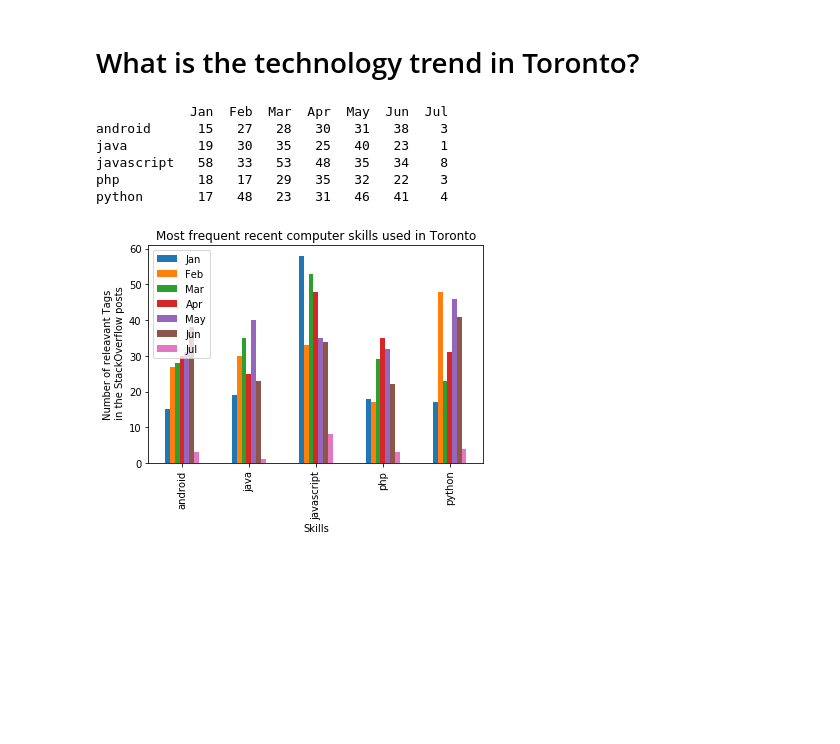
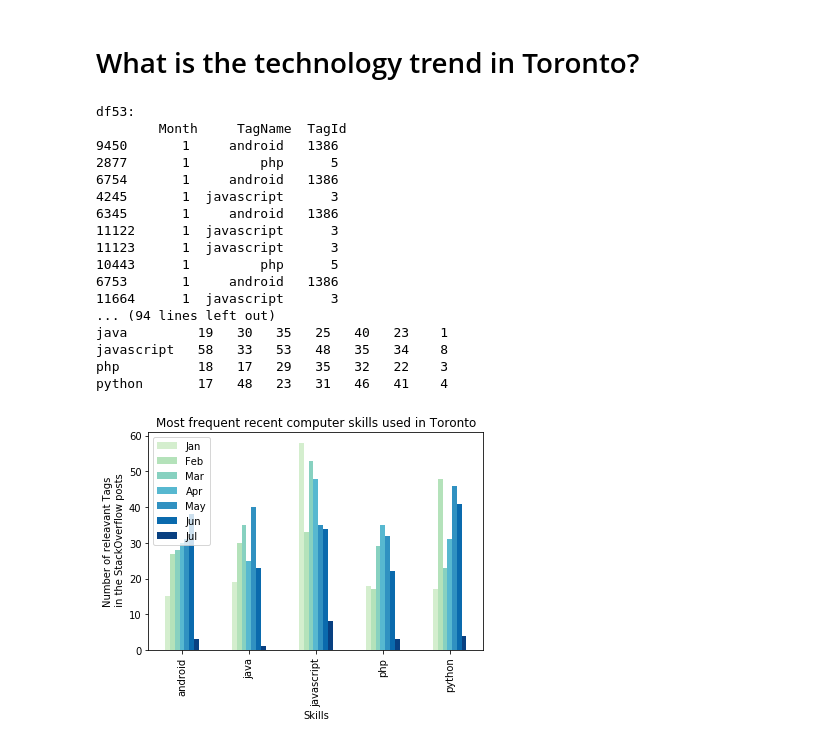
Before and after one commit to SMarjanAlavi/Stack, a Jupyter notebook: StackCity.ipynb, the cells around one changed output. Drawn from its saved outputs; the diff is of its cells as text; code cells hidden in the pictures; blank space fills up the shorter version.

Commit message:
Chart color map was added. Trend chart was inserted.

```diff
--- a/StackCity.ipynb
+++ b/StackCity.ipynb
@@ -10,18 +11,19 @@ import calendar
 import datetime
 
 # Read the data from the result of the query file
-# Download data from "https://data.stackexchange.com/stackoverflow/query/878134/toronto"
+# Downloaded from "https://data.stackexchange.com/stackoverflow/query/878134/toronto"
 df=pd.read_csv("Toronto20170708_20180707.csv", sep=',')
 #print (df.head())
 locations = set(df['Location'].tolist())
 #print(locations)
-df1 = df.loc[:,['Date','TagName','TagId']]
+df1 = df.loc[:,['Date', 'TagName', 'TagId']]
 #print (df1)
 print('We are investigating', len(df1), 'posts between', min(df1['Date']),'to', max(df1['Date']),\
       'from', len(locations), 'locations: ', locations, '\n')
 #print(df1.sort_values(('Date'),ascending=False))
 df2 = df1.loc[:, ['TagName','TagId']]
 #print(df2)
-df4 = df2.groupby(['TagName']).agg({'count'}).sort_values(('TagId','count'),ascending=False).head(5)
+df3 = df2.groupby(['TagName']).agg({'count'}).sort_values(('TagId', 'count'), ascending=False)
+df4 = df3.head(5)
 most_frequent_skills = df4.index.tolist()
 # %% [output]
@@ -50,31 +52,43 @@ Most frequent recent computer skills used in Toronto
 # %%
 df50 = df.loc[:, ['Date','TagName','TagId']].sort_values(('Date'),ascending=True)
 df51 = df50.drop(df50[(~df50['TagName'].isin(most_frequent_skills))].index)
 df51['Date'] = pd.to_datetime(df51.Date, format='%Y-%m-%d')
 df51['Month'] = pd.DatetimeIndex(df51['Date']).month
 df51['Year'] = pd.DatetimeIndex(df51['Date']).year
 df52 = df51.loc[:,['Year','Month', 'TagName', 'TagId']]
 df53 = df52.drop(df52[(df52['Year'] != 2018)].index)
 df53 = df53.drop(columns = 'Year')
-#print('df53:\n',df53.head())
+print('df53:\n',df53)
 df55 = df53.groupby(['TagName', 'Month']).agg({'count'}).sort_values(('TagId','count'),ascending=False)
-#print('d55:\n', df55)
+print('d55:\n', df55)
 data = pd.DataFrame()
 month_list = []
 for i in df53['Month'].unique():
     MM = df55.xs(i, level = 1)
     month_list.append(calendar.month_abbr[i])
     data = pd.concat([data,MM], axis=1, join='outer')
 data.columns = month_list
 print(data)
-fig = data.plot.bar(title = 'Most frequent recent computer skills used in Toronto');
+colors = plt.cm.GnBu(np.linspace(0.2, 1, 7))
+fig = data.plot.bar(title = 'Most frequent recent computer skills used in Toronto', color=colors);
 fig.set_xlabel("Skills");
 fig.set_ylabel("Number of releavant Tags\n in the StackOverflow posts");
 # %% [output]
-            Jan  Feb  Mar  Apr  May  Jun  Jul
-android      15   27   28   30   31   38    3
+df53:
+        Month     TagName  TagId
+9450       1     android   1386
+2877       1         php      5
+6754       1     android   1386
+4245       1  javascript      3
+6345       1     android   1386
+11122      1  javascript      3
+11123      1  javascript      3
+10443      1         php      5
+6753       1     android   1386
+11664      1  javascript      3
+... (94 lines left out)
 java         19   30   35   25   40   23    1
 javascript   58   33   53   48   35   34    8
 php          18   17   29   35   32   22    3
 python       17   48   23   31   46   41    4
-[figure, old version]
+[figure, new version]
```
Also changed, not shown: parts of 5 cells of this notebook.
